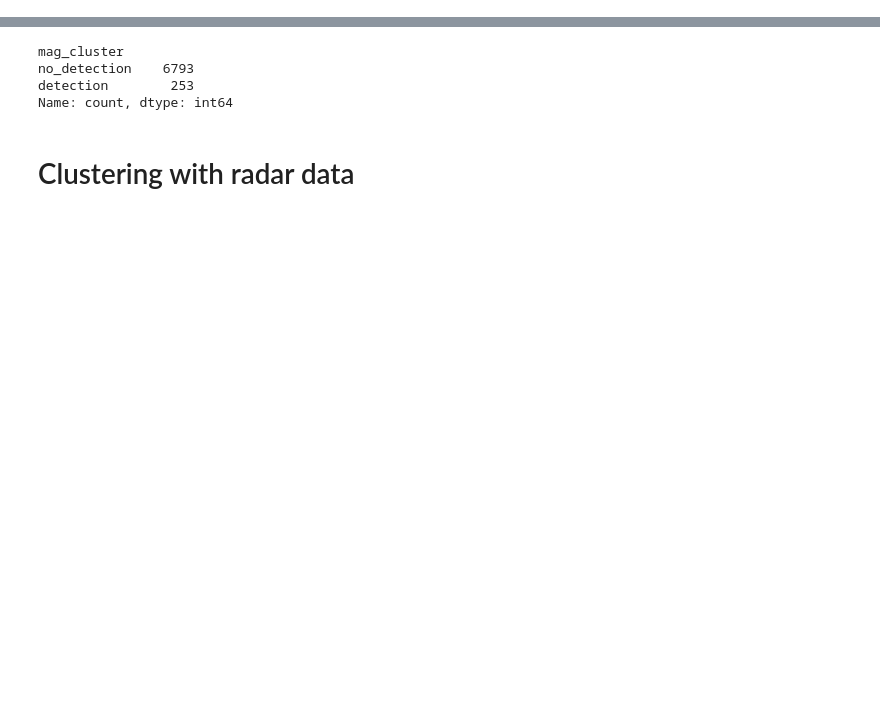
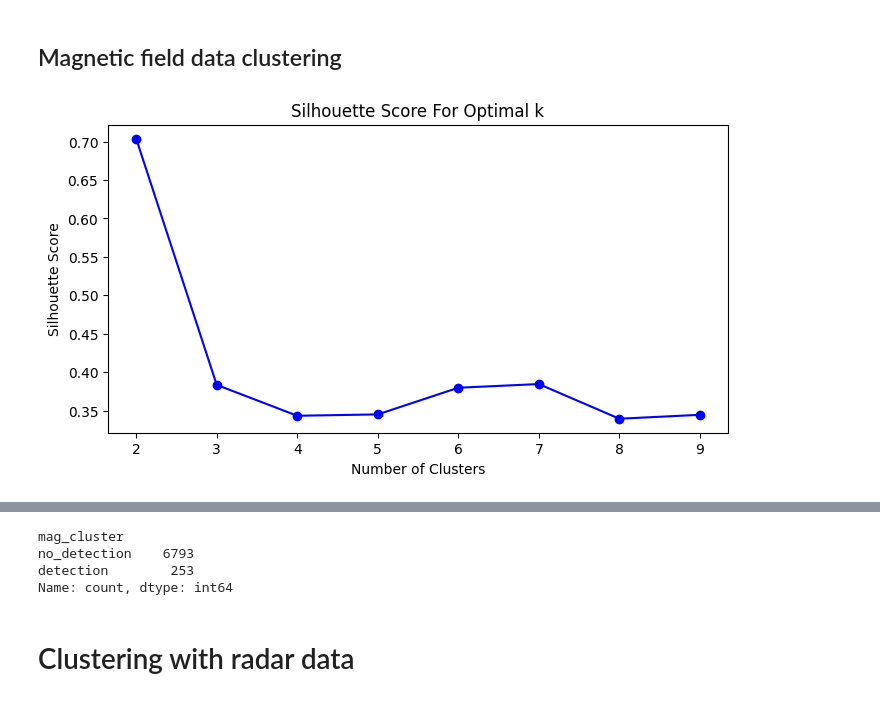
Before and after one commit to annikaijak/2nd_semester_project, a Jupyter notebook: notebooks/eda/EDA_MAG_VS_RAD_clustering.ipynb, the cells around one changed output, grey strips where cells are left out. Drawn from its saved outputs; the diff is of its cells as text; code cells hidden in the pictures; blank space fills up the shorter version.

```diff
--- a/notebooks/eda/EDA_MAG_VS_RAD_clustering.ipynb
+++ b/notebooks/eda/EDA_MAG_VS_RAD_clustering.ipynb
@@ -8,6 +8,8 @@ import seaborn as sns
 from sklearn.preprocessing import StandardScaler
 from sklearn.cluster import KMeans
 from sklearn.metrics import silhouette_score
+# %% [markdown]
+## Magnetic field data clustering
 # %%
 #loading the data from CSV
 df_building = pd.read_csv('/workspaces/2nd_semester_project/notebooks/df_bikelane_weather.csv')
@@ -28,3 +30,18 @@ bikelane_mag_norm = scaler.fit_transform(bikelane_mag)
 # Clustering the magnetic field data with 2 clusters using kmeans
 building_kmeans = KMeans(n_clusters=2, random_state=0).fit(building_mag_norm)
 bikelane_kmeans = KMeans(n_clusters=2, random_state=0).fit(bikelane_mag_norm)
+# %%
+silhouette_avg = []
+for k in range(2, 10):  # Starts from 2 clusters
+    kmeans = KMeans(n_clusters=k, random_state=0).fit(bikelane_mag_norm)
+    cluster_labels = kmeans.labels_
+    silhouette_avg.append(silhouette_score(bikelane_mag_norm, cluster_labels))
+
+plt.figure(figsize=(8, 4))
+plt.plot(range(2, 10), silhouette_avg, 'bo-')  # Adjust the range as needed
+plt.xlabel('Number of Clusters')
+plt.ylabel('Silhouette Score')
+plt.title('Silhouette Score For Optimal k')
+plt.show()
+# %% [output]
+[figure, added]
```
Also changed, not shown: parts of 17 cells of this notebook, 1 other file.
